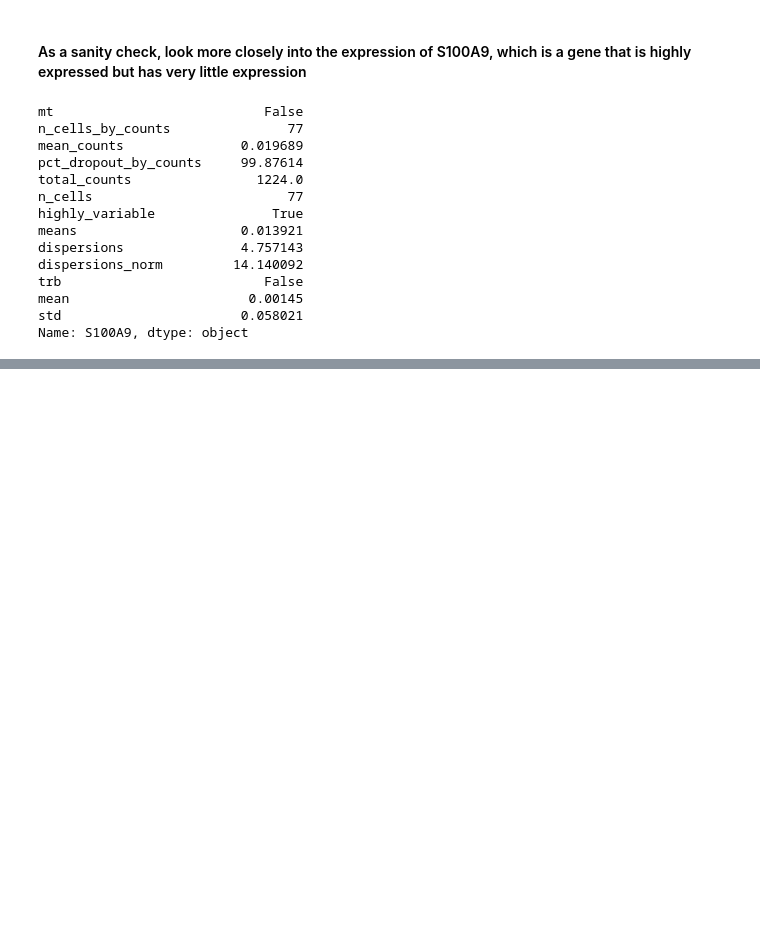
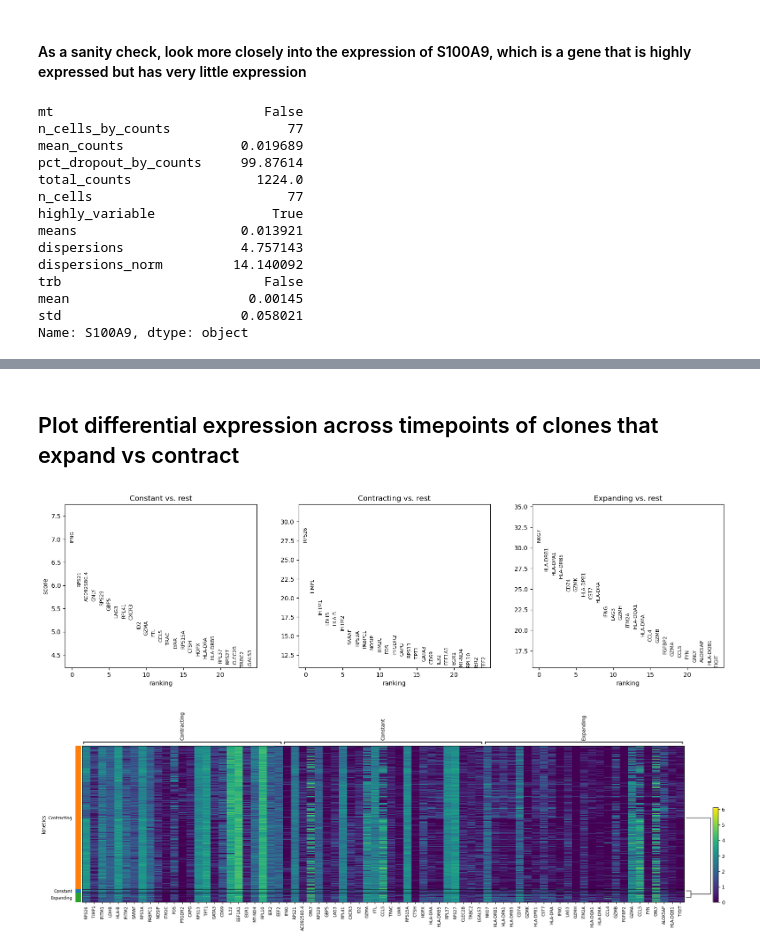
Before and after one commit to ElanaPearl/CAR_T_clonal_kinetics, a Jupyter notebook: expr_analysis_of_clones.ipynb, the cells around one changed output, grey strips where cells are left out. Drawn from its saved outputs; the diff is of its cells as text; code cells hidden in the pictures; blank space fills up the shorter version.

```diff
--- a/expr_analysis_of_clones.ipynb
+++ b/expr_analysis_of_clones.ipynb
@@ -99,0 +103,40 @@ plt.show()
+# %% [markdown]
+## Plot differential expression across timepoints of clones that expand vs contract
+# %%
+meta = pd.read_csv("geo_metadata.csv")
+
+id_to_timepoint_type = dict(zip(meta["id_in_expmatrix"].astype(str), meta["time_point_type"]))
+id_to_disease_state = dict(zip(meta["id_in_expmatrix"].astype(str), meta["disease_state"]))
+id_to_patient_id = dict(zip(meta["id_in_expmatrix"].astype(str), meta["patient_id"]))
+
+expr.obs["sample_id"] = [barcode.split("-")[-1] for barcode in expr.obs.index]
+expr.obs["disease_state"] = expr.obs["sample_id"].map(id_to_disease_state)
+expr.obs["time_point_type"] = expr.obs["sample_id"].map(id_to_timepoint_type)
+expr.obs["patient_id"] = expr.obs["sample_id"].map(id_to_patient_id)
+# %%
+barcode_kinetics = pd.read_csv("barcode_kinetics_2.csv", index_col=0)
+barcodes_w_sc_and_tcr = set(barcode_kinetics.index) & set(expr.obs.index)
+barcode_kinetics = barcode_kinetics.loc[list(barcodes_w_sc_and_tcr)]
+# %%
+# Filter to just cells for each time point
+ip_to_early_expr = expr[expr.obs["time_point_type"]=="IP"].copy()
+kin_ip_to_early = barcode_kinetics["early"].dropna()
+ip_to_early_expr = ip_to_early_expr[ip_to_early_expr.obs.index.isin(kin_ip_to_early.index)]
+ip_to_early_expr.obs = ip_to_early_expr.obs.assign(kinetics= kin_ip_to_early.loc[ip_to_early_expr.obs.index], dtype="category")
+
+early_to_contraction_expr = expr[expr.obs["time_point_type"]=="Early"].copy()
+kin_early_to_contr = barcode_kinetics["contraction"].dropna()
+early_to_contraction_expr = early_to_contraction_expr[early_to_contraction_expr.obs.index.isin(kin_early_to_contr.index)]
+early_to_contraction_expr.obs = early_to_contraction_expr.obs.assign(kinetics= kin_early_to_contr.loc[early_to_contraction_expr.obs.index], dtype="category")
+
+contr_to_late_expr = expr[expr.obs["time_point_type"]=="Contraction"].copy()
+kin_contr_to_late = barcode_kinetics["late"].dropna()
+contr_to_late_expr = contr_to_late_expr[contr_to_late_expr.obs.index.isin(kin_contr_to_late.index)]
+contr_to_late_expr.obs = contr_to_late_expr.obs.assign(kinetics= kin_contr_to_late.loc[contr_to_late_expr.obs.index], dtype="category")
+# %%
+sc.tl.rank_genes_groups(ip_to_early_expr, groupby="kinetics", method="wilcoxon", n_genes=1000)
+sc.pl.rank_genes_groups(ip_to_early_expr, n_genes=25, sharey=False)
+sc.pl.rank_genes_groups_heatmap(ip_to_early_expr, n_genes = 25, key="rank_genes_groups", groupby="kinetics", show_gene_labels=True)
+# %% [output]
+[figure, added]
+[figure, added]
```
Also changed, not shown: parts of 8 cells of this notebook.
